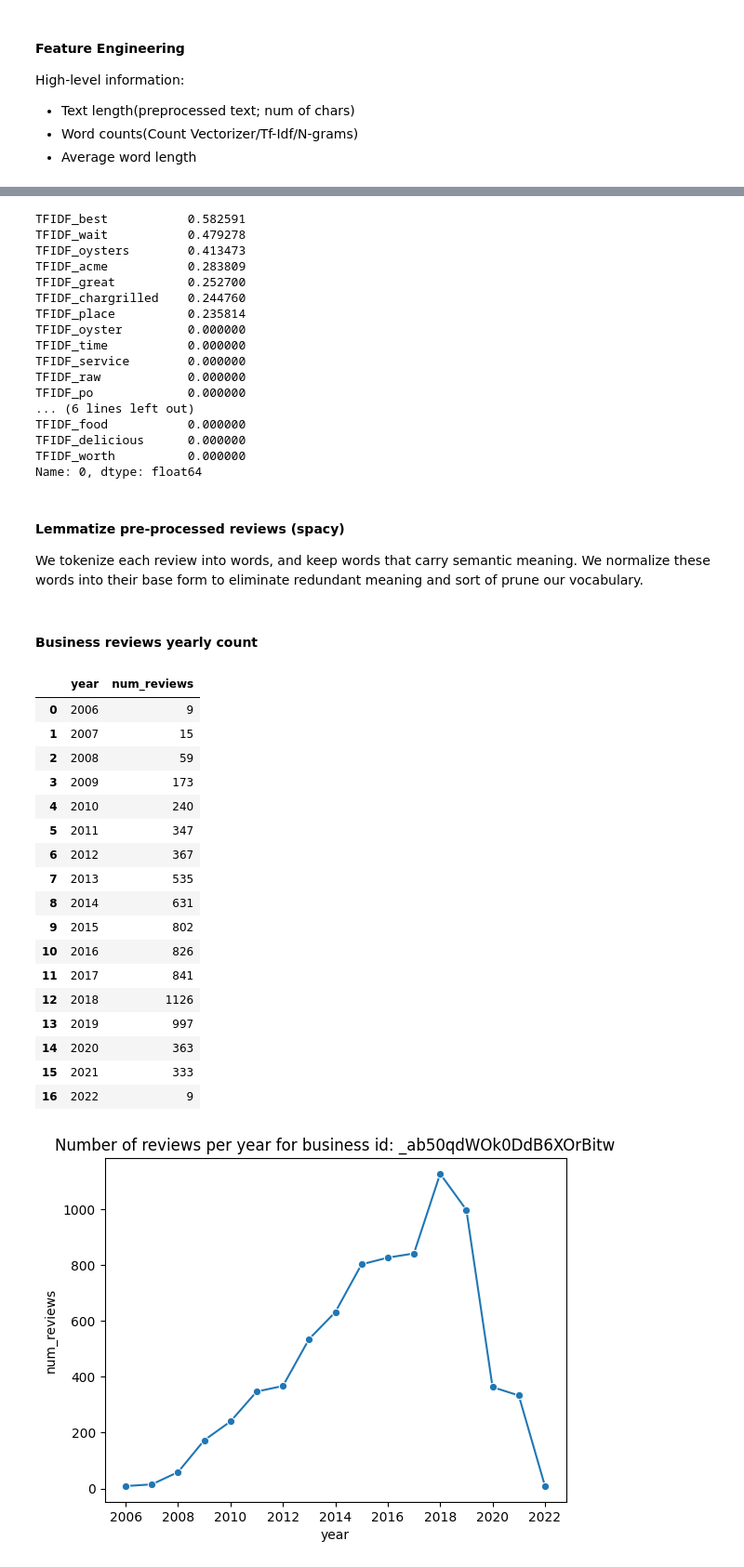
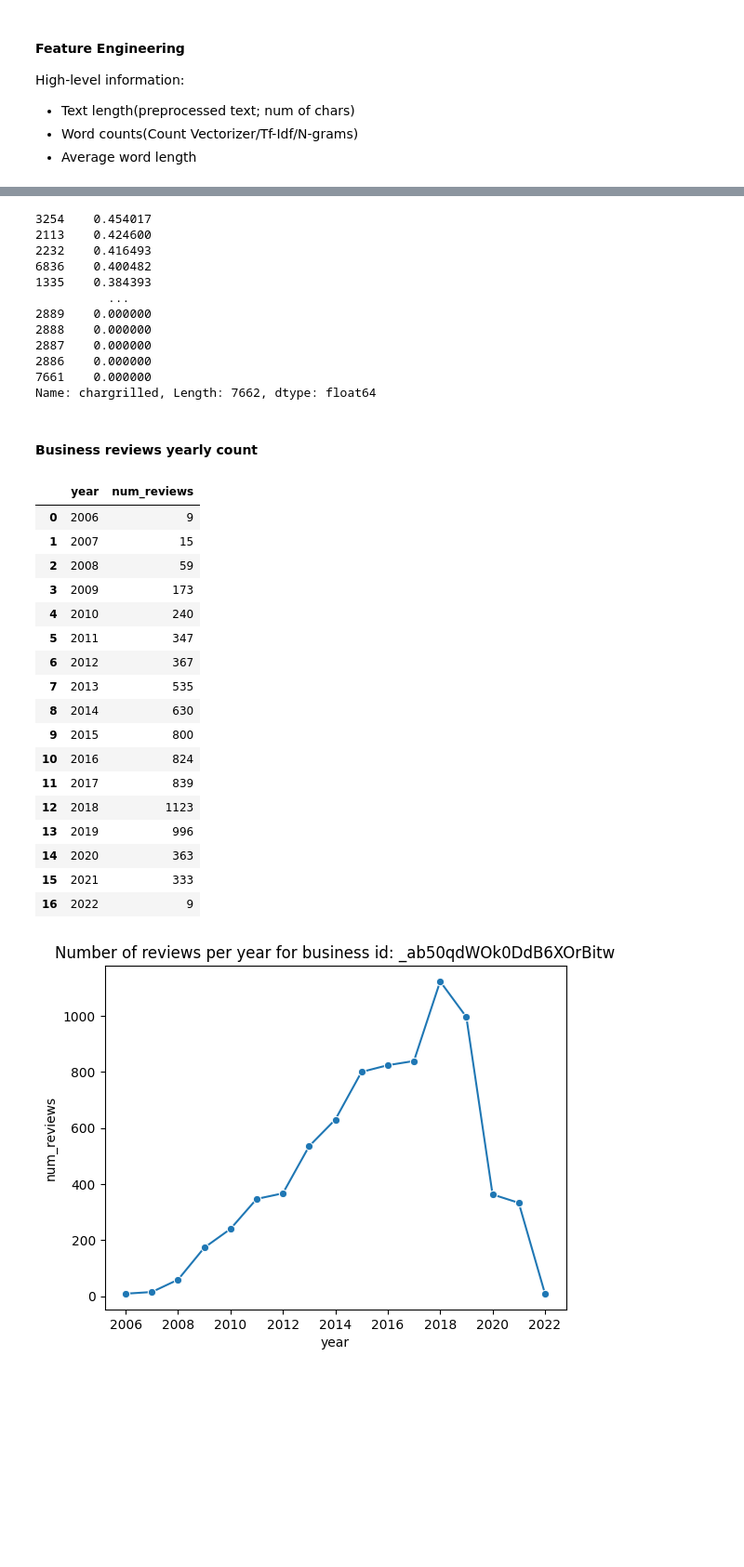
Before and after one commit to gisaf22/sentiment-analysis-yelp-reviews, a Jupyter notebook: data_pre_processing.ipynb, the cells around one changed output, grey strips where cells are left out. Shown at 93% size. Drawn from its saved outputs; the diff is of its cells as text; code cells hidden in the pictures; blank space fills up the shorter version.

```diff
--- a/data_pre_processing.ipynb
+++ b/data_pre_processing.ipynb
@@ -105,13 +136,13 @@ spark.stop()
 - Collapse whitespace
 - Lower case (Standardize the case)
 # %%
-business_reviews_df['text_cleaned'] = business_reviews_df.text.apply(text_preprocessor)
+reviews_semantic_df['text_cleaned'] = reviews_semantic_df.text.apply(text_preprocessor)
 # %% [markdown]
 #### Extract year for visualizing review counts trends over years
 We want to check what years had highest number of reviews for this business.
 # %%
 # extract year from date
-business_reviews_df['year'] = pd.to_datetime(business_reviews_df.date).dt.year
+reviews_semantic_df['year'] = pd.to_datetime(reviews_semantic_df.date).dt.year
 # %% [markdown]
 #### Feature Engineering
 
@@ -120,7 +151,7 @@ High-level information:
 - Word counts(Count Vectorizer/Tf-Idf/N-grams)
 - Average word length
 # %%
-business_reviews_df['char_count'] = business_reviews_df.text_cleaned.str.len()
-business_reviews_df['word_count'] = business_reviews_df.text_cleaned.str.split().str.len()
-business_reviews_df['avg_word_length'] = business_reviews_df['char_count']/business_reviews_df['word_count']
+reviews_semantic_df['char_count'] = reviews_semantic_df.text_cleaned.str.len()
+reviews_semantic_df['word_count'] = reviews_semantic_df.text_cleaned.str.split().str.len()
+reviews_semantic_df['avg_word_length'] = reviews_semantic_df['char_count']/reviews_semantic_df['word_count']
 # %%
@@ -132,2 +172,4 @@ business_reviews_df.head(2)
+# %%
+reviews_semantic_df["lemmas"] = reviews_semantic_df["text_cleaned"].apply(lemmatize)
 # %% [markdown]
 #### Content-based features
@@ -145,23 +205,15 @@ tf_df = pd.DataFrame(tfidf_matrix.toarray(), columns=tv.get_feature_names_out())
 # %%
-tf_df.iloc[0].sort_values(ascending=False)
+tf_df['chargrilled'].sort_values(ascending=False)
 # %% [output]
-TFIDF_best           0.582591
-TFIDF_wait           0.479278
-TFIDF_oysters        0.413473
-TFIDF_acme           0.283809
-TFIDF_great          0.252700
-TFIDF_chargrilled    0.244760
-TFIDF_place          0.235814
-TFIDF_oyster         0.000000
-TFIDF_time           0.000000
-TFIDF_service        0.000000
-TFIDF_raw            0.000000
-TFIDF_po             0.000000
-... (6 lines left out)
-TFIDF_food           0.000000
-TFIDF_delicious      0.000000
-TFIDF_worth          0.000000
-Name: 0, dtype: float64
+3254    0.454017
+2113    0.424600
+2232    0.416493
+6836    0.400482
+1335    0.384393
+          ...
+2889    0.000000
+2888    0.000000
+2887    0.000000
+2886    0.000000
+7661    0.000000
+Name: chargrilled, Length: 7662, dtype: float64
-# %% [markdown]
-#### Lemmatize pre-processed reviews (spacy)
-We tokenize each review into words, and keep words that carry semantic meaning. We normalize these words into their base form to eliminate redundant meaning and sort of prune our vocabulary.
@@ -176,26 +220,26 @@ business_reviews_df["lemmas"] = business_reviews_df["text_cleaned"].apply(lemmat
 # %% [markdown]
 #### Business reviews yearly count
 # %%
-business_reviews_per_year = business_reviews_df.year.value_counts().sort_index()
-business_reviews_per_year = business_reviews_per_year.reset_index()
-business_reviews_per_year.columns = ['year', 'num_reviews']
-business_reviews_per_year
+bus_yrly = reviews_semantic_df.year.value_counts().sort_index()
+bus_yrly = bus_yrly.reset_index()
+bus_yrly.columns = ['year', 'num_reviews']
+bus_yrly
 # %% [output]
 |  | year | num_reviews |
 | 0 | 2006 | 9 |
 | 1 | 2007 | 15 |
 | 2 | 2008 | 59 |
 | 3 | 2009 | 173 |
 | 4 | 2010 | 240 |
 | 5 | 2011 | 347 |
 | 6 | 2012 | 367 |
 | 7 | 2013 | 535 |
-| 8 | 2014 | 631 |
-| 9 | 2015 | 802 |
-| 10 | 2016 | 826 |
-| 11 | 2017 | 841 |
-| 12 | 2018 | 1126 |
-| 13 | 2019 | 997 |
+| 8 | 2014 | 630 |
+| 9 | 2015 | 800 |
+| 10 | 2016 | 824 |
+| 11 | 2017 | 839 |
+| 12 | 2018 | 1123 |
+| 13 | 2019 | 996 |
 | 14 | 2020 | 363 |
 | 15 | 2021 | 333 |
 | 16 | 2022 | 9 |
```
Also changed, not shown: parts of 33 cells of this notebook, 35 other files.
